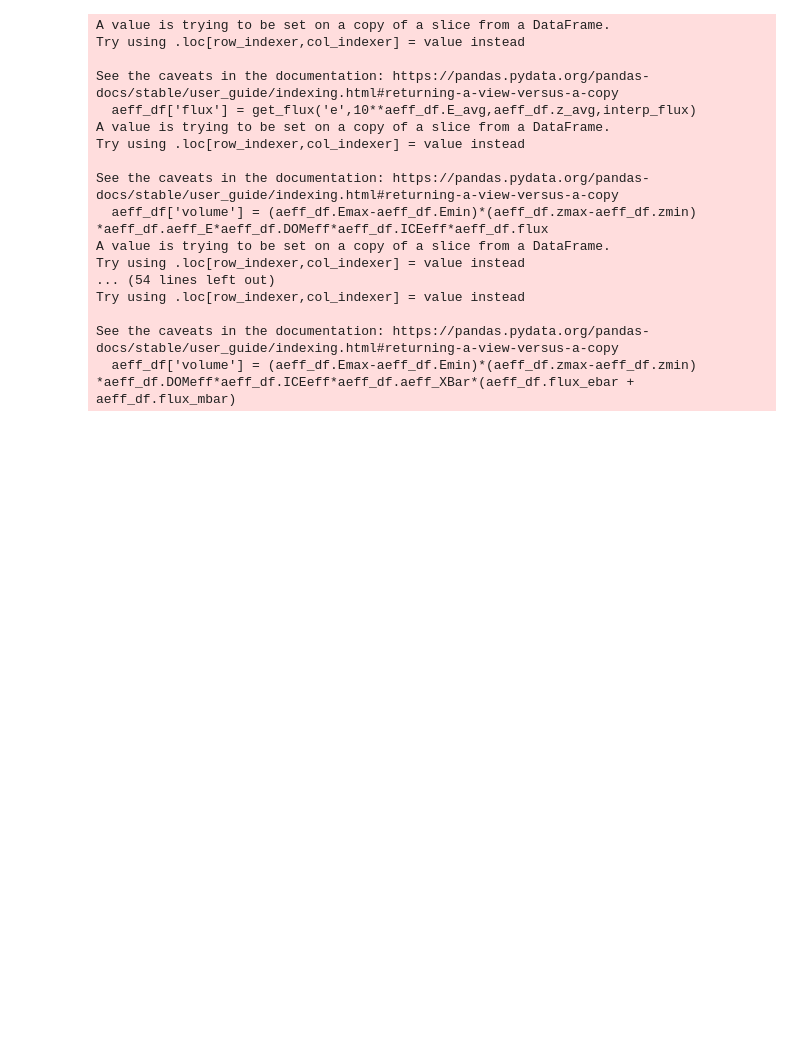
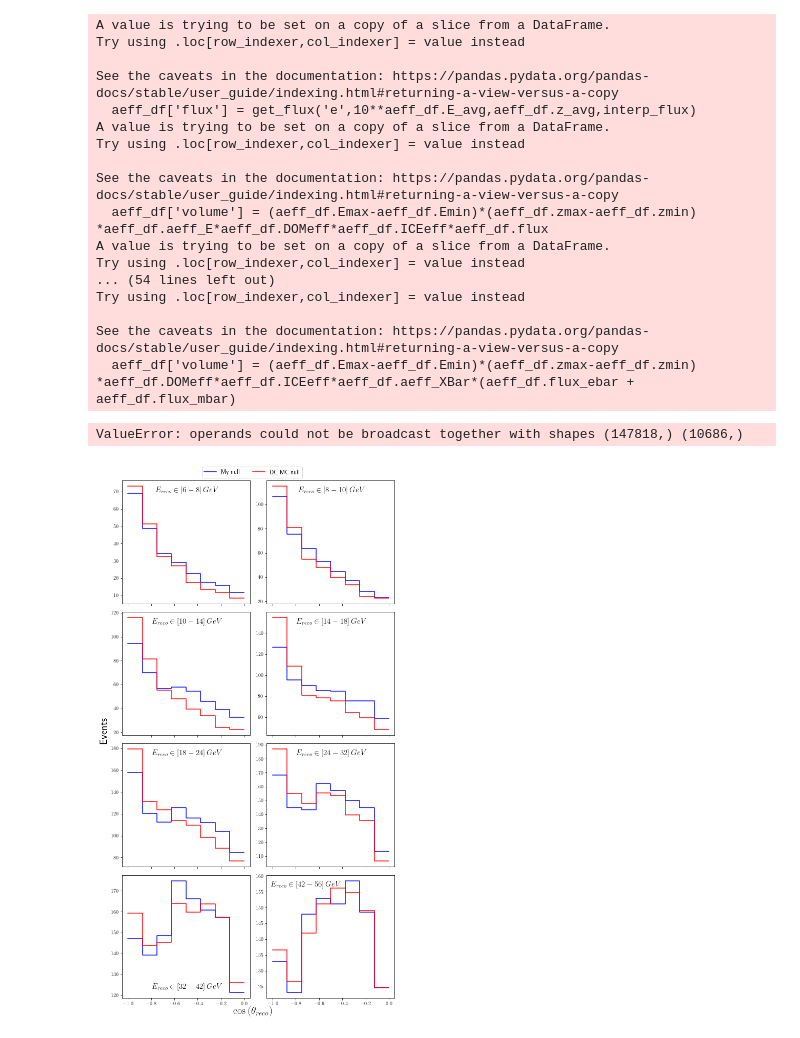
Before and after one commit to Sjoeborg/thesis, a Jupyter notebook: notebooks/DC/inspectDataDC.ipynb, the cells around one changed output. Saved outputs shown, nothing was run; the diff lists cells and outputs as text; code cells hidden in the pictures; blank space fills up the shorter version.

```diff
--- a/notebooks/DC/inspectDataDC.ipynb
+++ b/notebooks/DC/inspectDataDC.ipynb
@@ -112,0 +115,43 @@ MC_list = get_DC_MC()
+# %%
+MC_2015 = DC2015_MC()
+MC_2018 = DC2018_MC()
+events_2015 = DC2015_event_data()
+events_2018 = DC2015_event_data()
+res_E = np.sum(res,axis=0)
+res_z = np.sum(res,axis=1)
+MC2015_E = np.sum(MC_2015,axis=1)
+MC2015_z = np.sum(MC_2015,axis=0)
+MC2018_E = np.sum(MC_2018,axis=0).values
+MC2018_z = np.sum(MC_2018,axis=1).values
+
+data2018_E = np.sum(events_2018,axis=0).values
+data2018_z = np.sum(events_2018,axis=1).values
+data2015_E = np.sum(events_2015.events,axis=0).values
+data2015_z = np.sum(events_2015.events,axis=1).values
+# %% [output]
+ValueError: operands could not be broadcast together with shapes (147818,) (10686,)
+# %%
+from scipy.optimize import leastsq
+fig, ax = plt.subplots(4,2, sharex=True, squeeze=True, figsize=(8,15))
+ax = ax.flatten()
+zreco_midpoints = zreco[0:-1] +np.diff(zreco)/2
+title_pos = [(0.5,0.88)]*8
+title_pos[6] = (0.5,0.05)
+title_pos[7] = (0.3,0.88)
+Ebins = Ereco.astype(int)
+for i in range(8):
+    norms = leastsq(lambda x:x*res[:,i]-MC_list[i], x0=10)[0]
+    res_hist = to_hist(res[:,i]*norms)
+    MC_hist = to_hist(MC_list[i])
+    data = DC2015_event_data().events.iloc[:,i].values
+    ax[i].step(zreco, res_hist, where='post', label='My null', color='blue')
+    ax[i].step(zreco, MC_hist, where='post', label='DC 2015 MC null', color='red')
+    #ax[i].scatter(zreco_midpoints, data, label='DC data', color='black')
+    ax[i].set_title(rf'$E_{{reco}} \in [{Ebins[i]}-{Ebins[i+1]}] \, GeV$',x = title_pos[i][0], y = title_pos[i][1], fontsize=15)
+handles, labels = ax[0].get_legend_handles_labels()
+fig.legend(handles, labels, loc=(0.35,0.97), ncol=3, fontsize=12)
+fig.suptitle(r'$\cos{(\theta_{{reco}})}$',y=0.01,fontsize=20)
+fig.tight_layout()
+_=ax[4].set_ylabel('Events', fontsize=20, x=-1.1,y=1.1)
+# %% [output]
+[figure, added]
```
Also changed, not shown: parts of 10 cells of this notebook, 58 other files.
